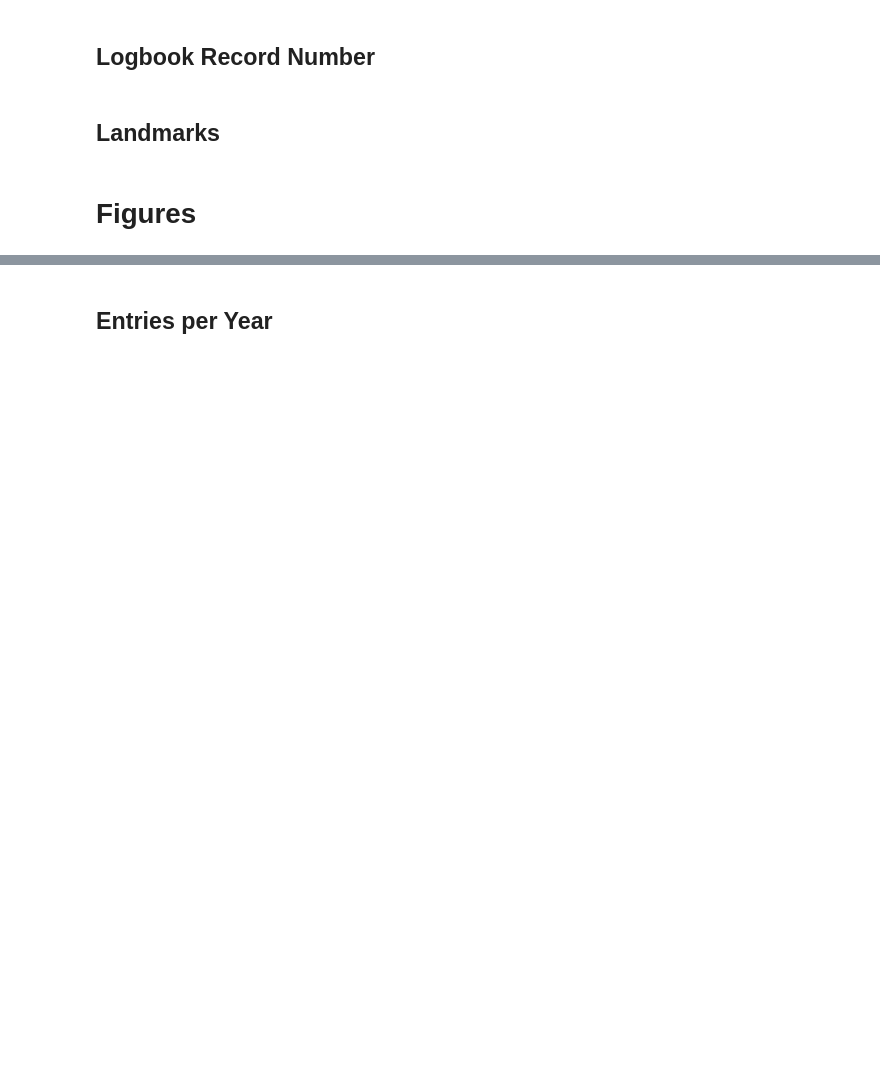
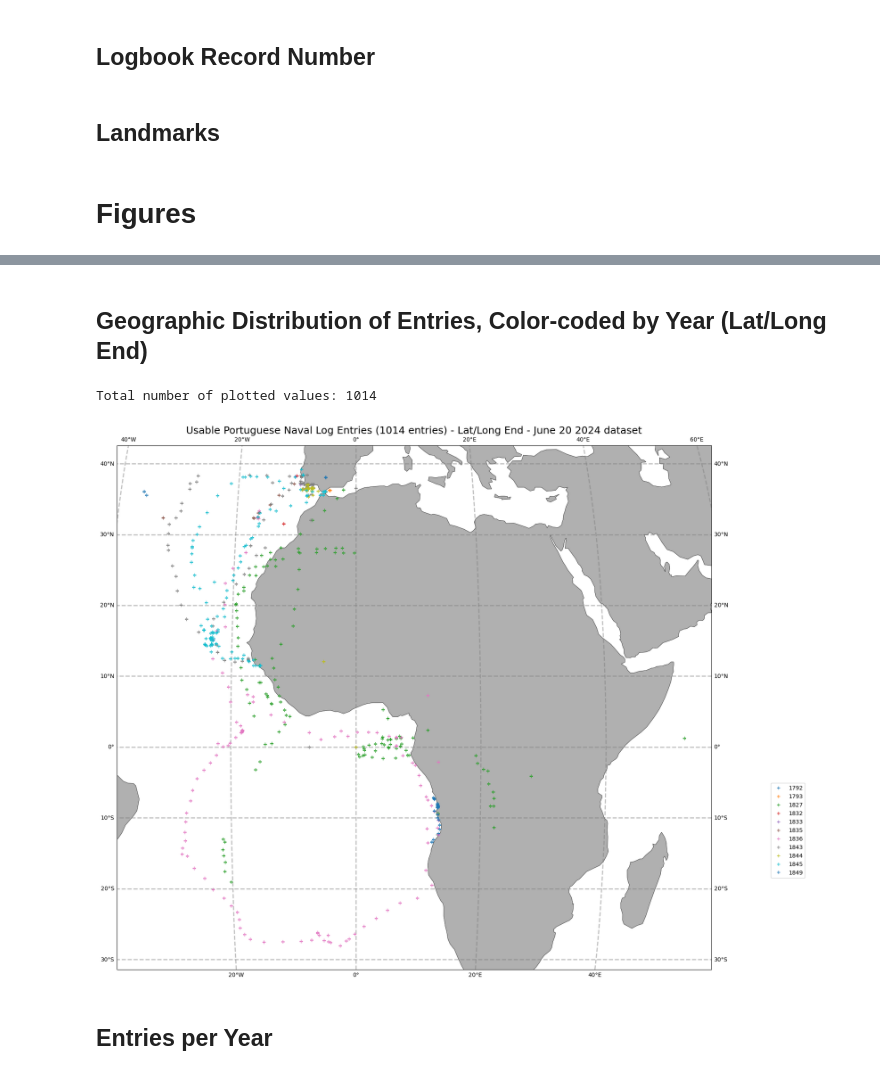
Before and after one commit to livia-freitas/SSF-2024-logbooks, a Jupyter notebook: processing_and_figures.ipynb, the cells around one changed output, grey strips where cells are left out. Drawn from its saved outputs; the diff is of its cells as text; code cells hidden in the pictures; blank space fills up the shorter version.

```diff
--- a/processing_and_figures.ipynb
+++ b/processing_and_figures.ipynb
@@ -454,3 +471,50 @@ Total number of plotted values: 1016
+# %% [markdown]
+## Geographic Distribution of Entries, Color-coded by Year (Lat/Long End)
+# %%
+# Using Lat End and Long End
+
+fig, ax = plt.subplots(figsize=(19, 20), subplot_kw={"projection": ccrs.Robinson()})
+# _ = ax.set_global()
+_ = ax.coastlines(linewidth=0.5)
+_ = ax.add_feature(cfeature.LAND, facecolor="#b0b0b0")
+gl = ax.gridlines(
+    crs=ccrs.PlateCarree(),
+    draw_labels=True,
+    linewidth=2,
+    color="gray",
+    alpha=0.5,
+    linestyle="--",
+)
+
+# Initialize counter for the number of plotted values
+num_plotted_values = 0
+
+for yr in sorted(df_u["Year"].unique()):
+    work = df_u[df_u["Year"] == yr]
+    _ = ax.plot(
+        work.Long_End,
+        work.Lat_End,
+        "+",
+        transform=ccrs.PlateCarree(),
+        label="{:.0f}".format(yr),
+    )
+    num_plotted_values += len(work)
+
+_ = ax.legend(loc=(1.1, 0.175))
+
+
+# Change for each tier
+plt.title(
+    "Usable Portuguese Naval Log Entries (" + str(num_plotted_values) + " entries) - Lat/Long End - June 20 2024 dataset",
+    fontsize=18,
+)
+# fig.savefig(os.path.join(Data, 'Tier1_NA_Unique Years_May13_24.png'),dpi=300,bbox_inches='tight')
+
+# Print the total number of plotted values
+print("Total number of plotted values:", num_plotted_values)
+# %% [output]
+Total number of plotted values: 1014
+[figure, added]
 # %% [markdown]
 ## Entries per Year
 # %%
```
Also changed, not shown: parts of 19 cells of this notebook.
